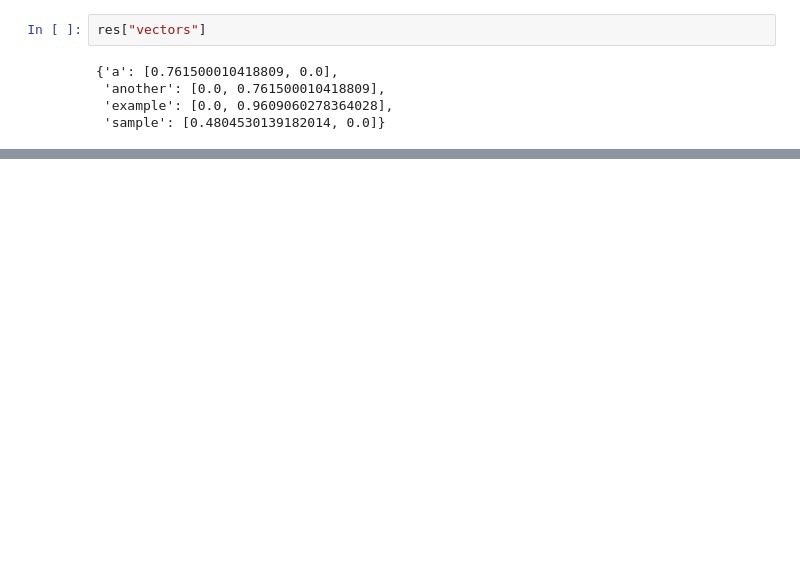
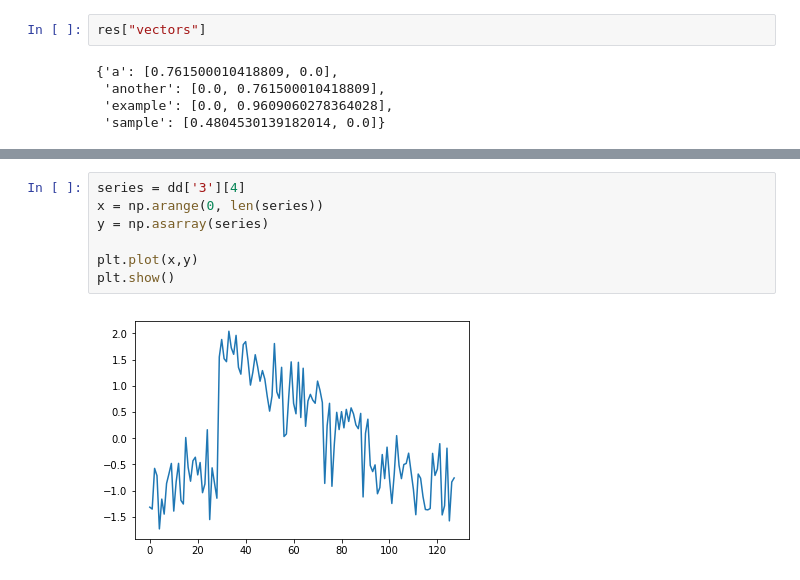
Before and after one commit to seninp/saxpy, a Jupyter notebook: jupyter/vsm.ipynb, the cells around one changed output, grey strips where cells are left out. Cells and saved outputs as stored; diff of their text form; blank space fills up the shorter version.

```diff
--- a/jupyter/vsm.ipynb
+++ b/jupyter/vsm.ipynb
@@ -301,0 +252,9 @@ vectors
+# %%
+series = dd['3'][4]
+x = np.arange(0, len(series))
+y = np.asarray(series)
+
+plt.plot(x,y)
+plt.show()
+# %% [output]
+[figure, added]
```
Also changed, not shown: parts of 20 cells of this notebook.
